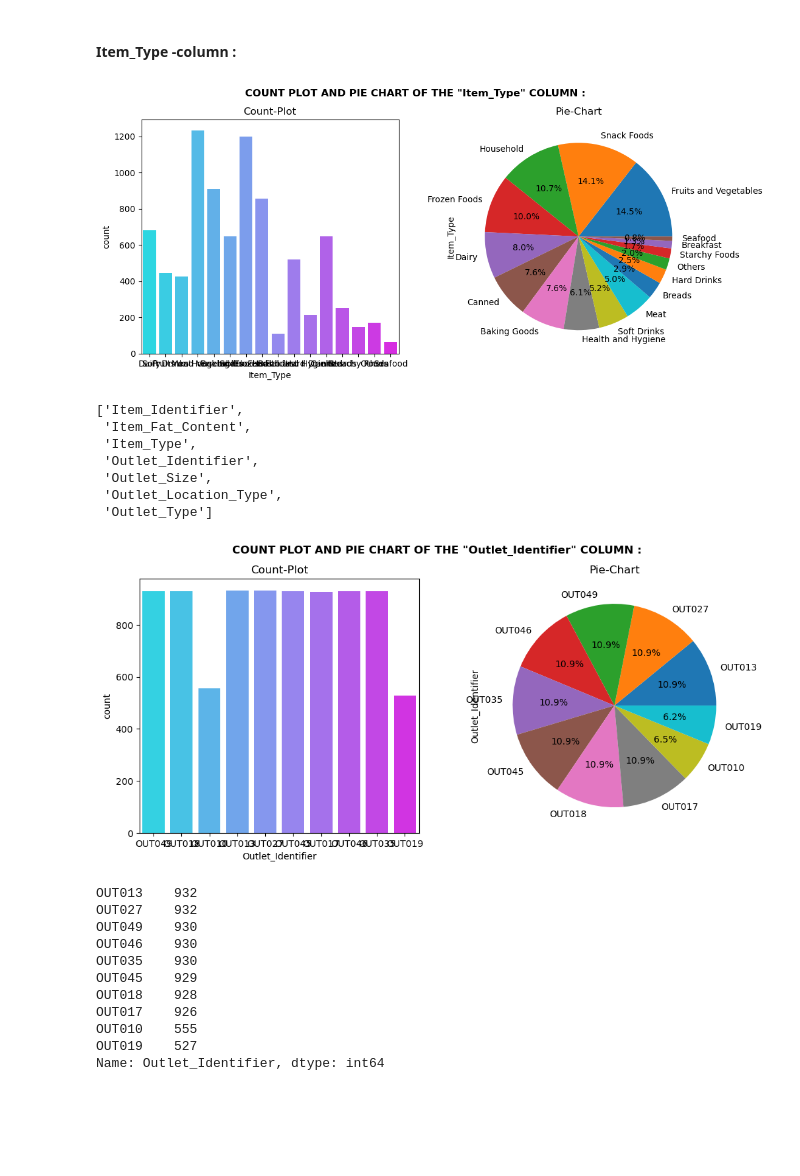
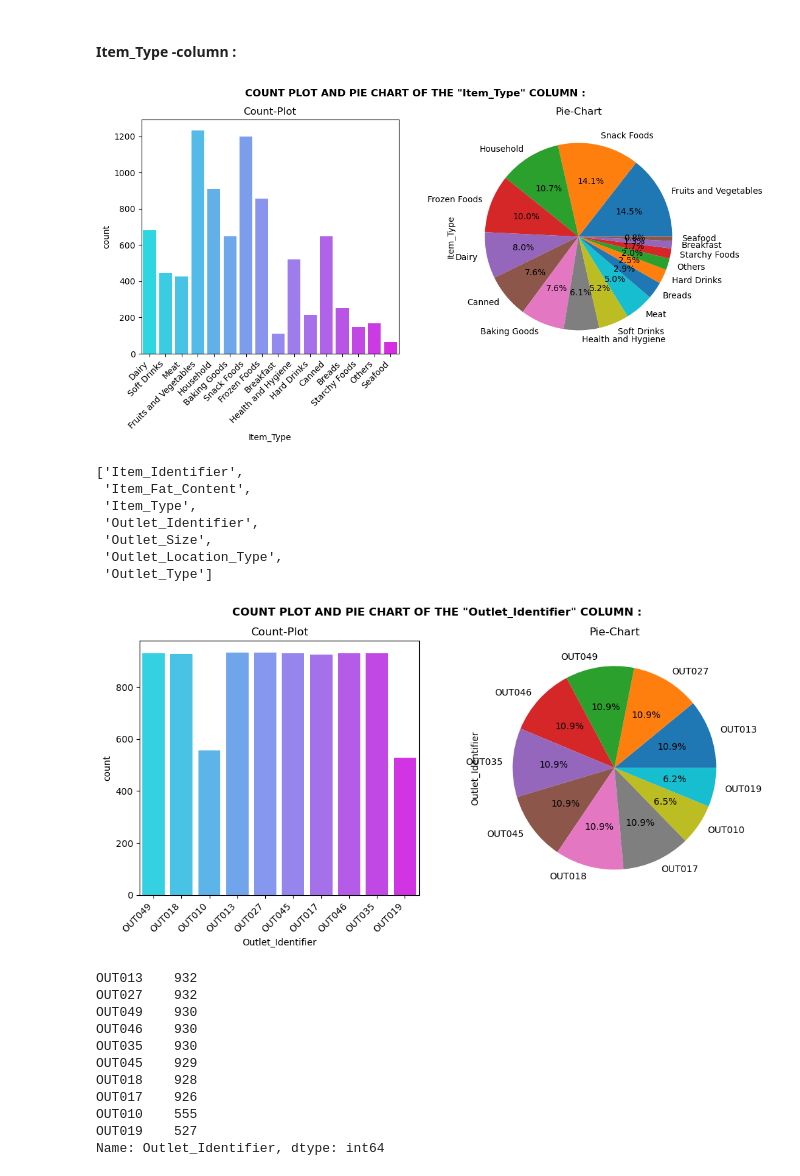
Before and after one commit to Pravat-21/Store_sales_prediction, a Jupyter notebook: notebook/store_sales_prediction_EDA.ipynb, the cells around one changed output. Cells and saved outputs as stored; diff of their text form; code cells hidden in the pictures; blank space fills up the shorter version.

```diff
--- a/notebook/store_sales_prediction_EDA.ipynb
+++ b/notebook/store_sales_prediction_EDA.ipynb
@@ -446,4 +533,5 @@ dtype: int64
 #train_df.to_csv('cleantrain.csv',index=False)
 #test_df.to_csv('cleantest.csv',index=False)
 # %%
-train_df=pd.read_csv(r"D:\Project\ineuron_project\cleantrain.csv")
+train_df=pd.read_csv(r"D:\Project\ineuron_project\process_dataset\cleantrain.csv")
+train_df
@@ -501,0 +609,2 @@ train_df[num_cols].describe()
+# %%
+train_df.rename(columns={'Outlet_Establishment_Year':'Outlet_Age'},inplace=True)
@@ -650,18 +788,20 @@ plt.show()
 # %%
 plt.figure(figsize=(12,5))
 plt.suptitle('COUNT PLOT AND PIE CHART OF THE "Item_Type" COLUMN :',fontweight='bold')
 
+categories=train_df['Item_Type'].unique()
 ax1=plt.subplot(1,2,1)
 ax1.set_title('Count-Plot')
+ax1.set_xticklabels(categories,rotation=45, ha='right')
 
 sns.countplot(train_df['Item_Type'],palette='cool')
 
 ax2=plt.subplot(1,2,2)
 ax2.set_title('Pie-Chart')
 train_df['Item_Type'].value_counts().plot(kind='pie',autopct='%0.1f%%')
 plt.show()
 # %% [output]
-[figure, old version]
+[figure, new version]
 # %%
 cat_cols
 # %% [output]
@@ -676,17 +816,18 @@ cat_cols
 plt.figure(figsize=(12,5))
 plt.suptitle('COUNT PLOT AND PIE CHART OF THE "Outlet_Identifier" COLUMN :',fontweight='bold')
 
+categories=train_df['Outlet_Identifier'].unique()
 ax1=plt.subplot(1,2,1)
 ax1.set_title('Count-Plot')
-
 sns.countplot(train_df['Outlet_Identifier'],palette='cool')
+ax1.set_xticklabels(categories,rotation=45, ha='right')
 
 ax2=plt.subplot(1,2,2)
 ax2.set_title('Pie-Chart')
 train_df['Outlet_Identifier'].value_counts().plot(kind='pie',autopct='%0.1f%%')
 plt.show()
 # %% [output]
-[figure, old version]
+[figure, new version]
 # %%
 train_df['Outlet_Identifier'].value_counts()
 # %% [output]
```
Also changed, not shown: parts of 54 cells of this notebook, 4 other files.
